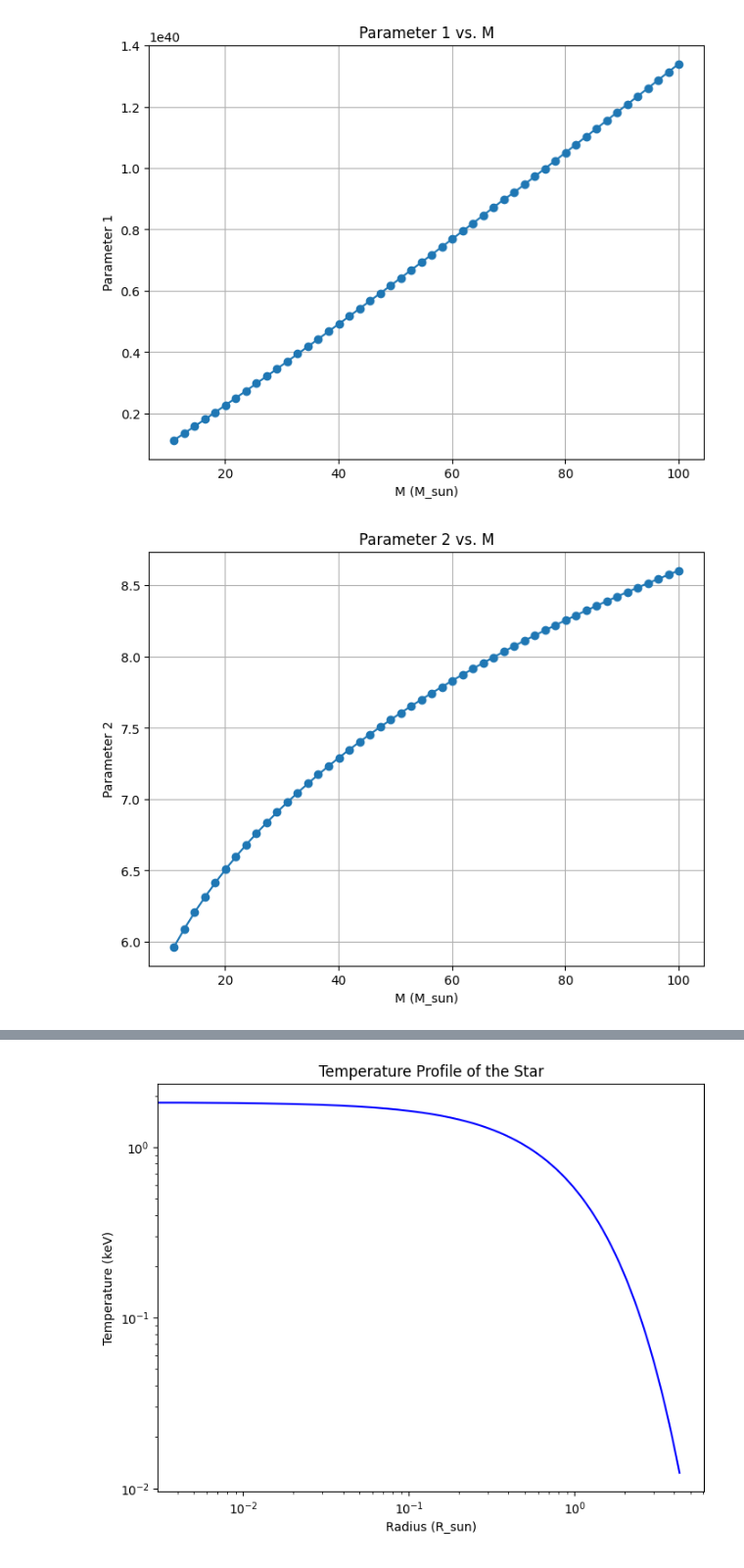
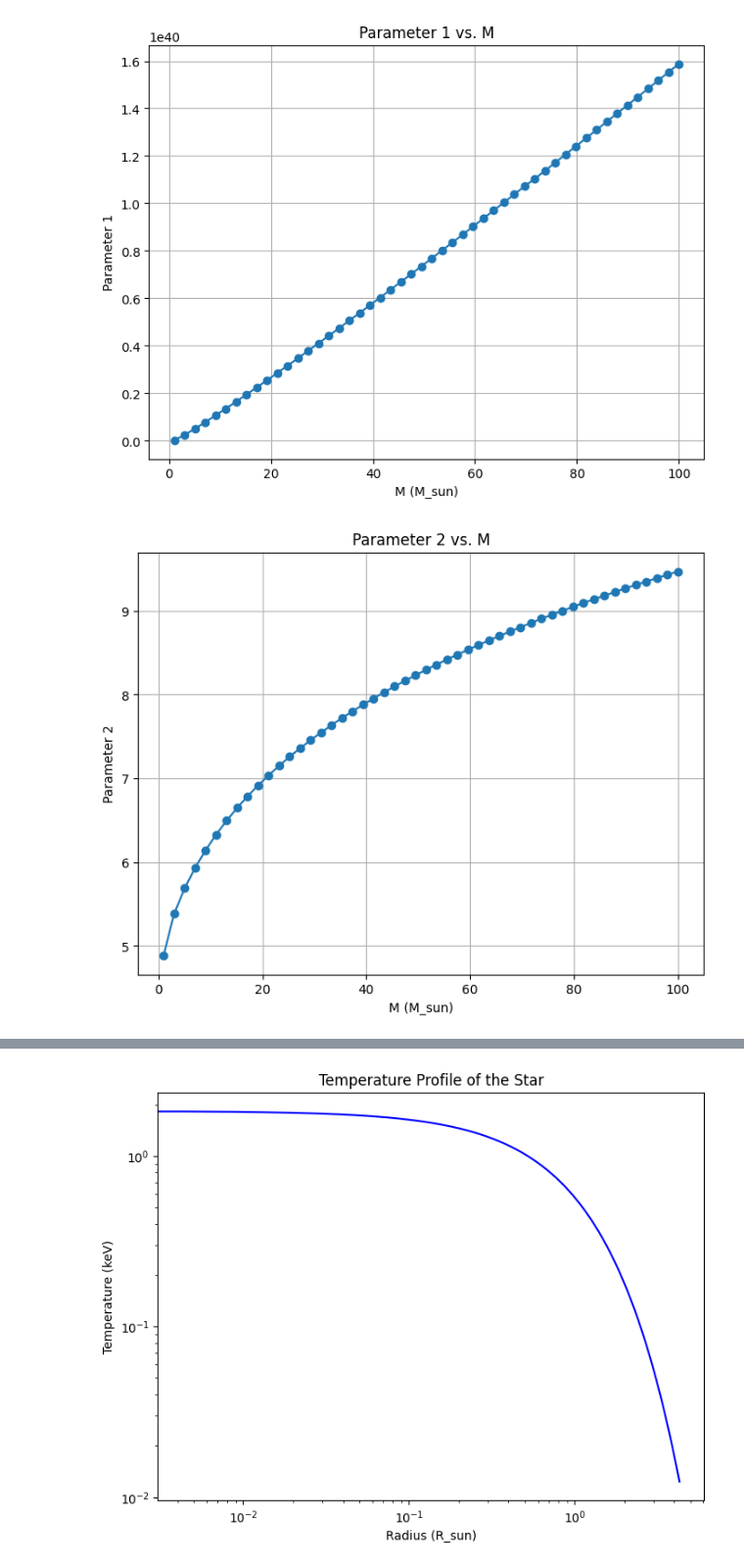
Before and after one commit to pcarenza95/MainSequence-Axion, a Jupyter notebook: AxionEmission.ipynb, the cells around one changed output, grey strips where cells are left out. Shown at 98% size. Drawn from its saved outputs; the diff is of its cells as text; code cells hidden in the pictures.

```diff
--- a/AxionEmission.ipynb
+++ b/AxionEmission.ipynb
@@ -340,7 +340,7 @@ num_points = 300
 omega_values = np.linspace(ma, omega_max, num_points) #keV
 
 # Calculate dNdEdt for each omega value
-dNdEdt_values = np.array([dNdEdt(gag, M, omg, ma, options = options) for omg in omega_values])
+dNdEdt_values = np.array([dNdEdt(gag, M, omg, ma) for omg in omega_values])
 
 # Plot the function
 plt.plot(omega_values, dNdEdt_values)
@@ -383,7 +383,7 @@ num_points = 100
 
 
 # List of different values of M
-M_values = np.linspace(11,100,50)  # Example values
+M_values = np.linspace(1,100,50)  # Example values
 
 # Store optimized parameters for different M values
 optimized_parameters = []
@@ -412,33 +412,33 @@ for M in M_values:
                   ['+', '+', '+', '+']] #omega_pb
 
     options_high = [['+', '+', '+', '+'], #T
                    ['-', '-', '-', '-'], #kappa
                    ['-', '-', '-', '-']] #omega_pb
 
     options = options_low
 
     # Calculate dNdEdt for each omega value
-    dNdEdt_values = np.array([dNdEdt(gag, M, omg, ma, options=options) for omg in omega_values])
+    dNdEdt_values = np.array([dNdEdt(gag, M, omg, ma) for omg in omega_values])
 
     # Perform the fit
     params_guess = [pg1,pg2,pg3]  # Initial guess for parameters
     params_opt, params_cov = curve_fit(your_function, omega_values, dNdEdt_values, p0=params_guess)
 
     # Store the optimized parameters
     optimized_parameters.append(params_opt)
 
 # Convert the optimized parameters list to array for easier manipulation
 optimized_parameters = np.array(optimized_parameters)
 
 # Plot each optimized parameter as a function of M in separate figures
 for i in range(len(params_guess)):
     plt.figure(figsize=(8, 6))
     plt.plot(M_values, optimized_parameters[:, i], marker='o', linestyle='-')
     plt.xlabel('M (M_sun)')
     plt.ylabel(f'Parameter {i+1}')
     plt.title(f'Parameter {i+1} vs. M')
     plt.grid(True)
     plt.show()
 # %% [output]
-[figure, old version]
+[figure, new version]
-[figure, old version]
+[figure, new version]
```
Also changed, not shown: parts of 10 cells of this notebook.
